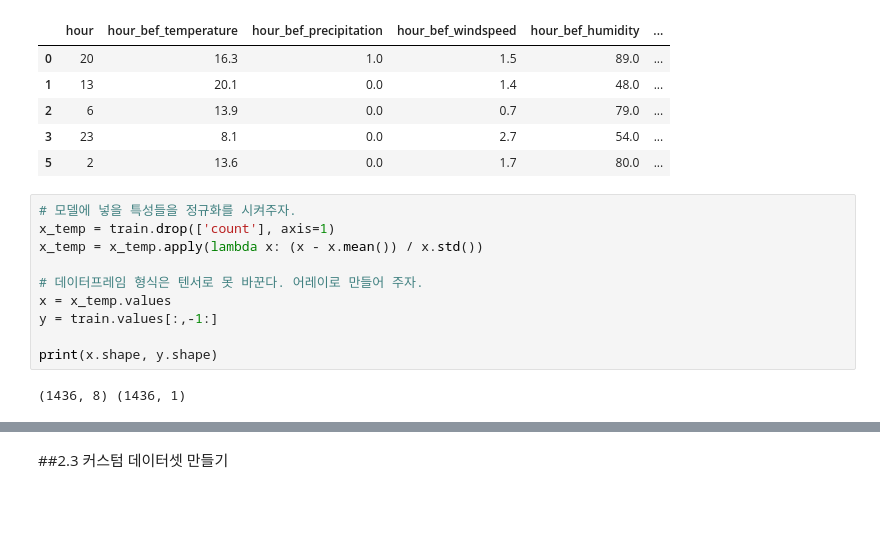
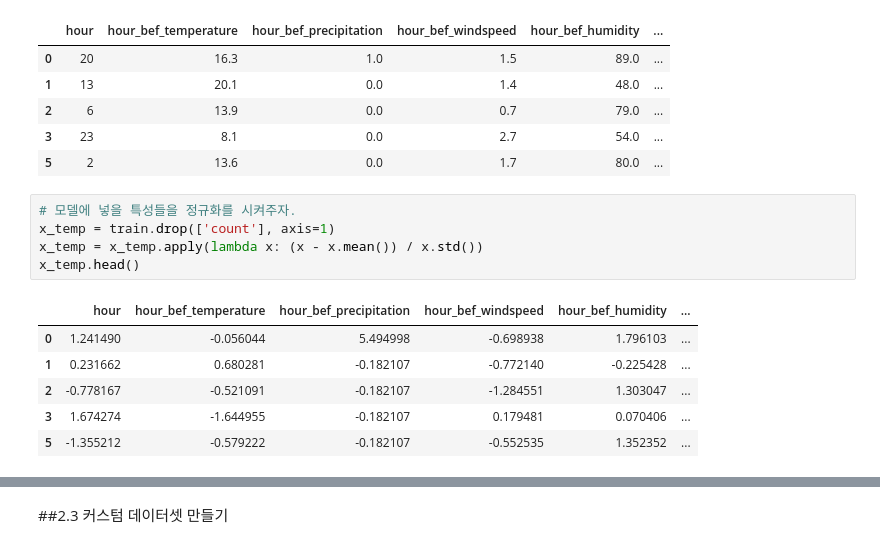
Before and after one commit to Jung0Jin/Pytorch_study, a Jupyter notebook: 2.선형회귀활용.ipynb, the cells around one changed output, grey strips where cells are left out. Drawn from its saved outputs; the diff is of its cells as text; blank space fills up the shorter version.

```diff
--- a/2.선형회귀활용.ipynb
+++ b/2.선형회귀활용.ipynb
@@ -191,12 +223,12 @@ train.head()
 # %%
 # 모델에 넣을 특성들을 정규화를 시켜주자.
 x_temp = train.drop(['count'], axis=1)
 x_temp = x_temp.apply(lambda x: (x - x.mean()) / x.std())
-
-# 데이터프레임 형식은 텐서로 못 바꾼다. 어레이로 만들어 주자.
-x = x_temp.values
-y = train.values[:,-1:]
-
-print(x.shape, y.shape)
+x_temp.head()
 # %% [output]
-(1436, 8) (1436, 1)
+|  | hour | hour_bef_temperature | hour_bef_precipitation | hour_bef_windspeed | hour_bef_humidity | ... |
+| 0 | 1.241490 | -0.056044 | 5.494998 | -0.698938 | 1.796103 | ... |
+| 1 | 0.231662 | 0.680281 | -0.182107 | -0.772140 | -0.225428 | ... |
+| 2 | -0.778167 | -0.521091 | -0.182107 | -1.284551 | 1.303047 | ... |
+| 3 | 1.674274 | -1.644955 | -0.182107 | 0.179481 | 0.070406 | ... |
+| 5 | -1.355212 | -0.579222 | -0.182107 | -0.552535 | 1.352352 | ... |
```
Also changed, not shown: parts of 16 cells of this notebook.
